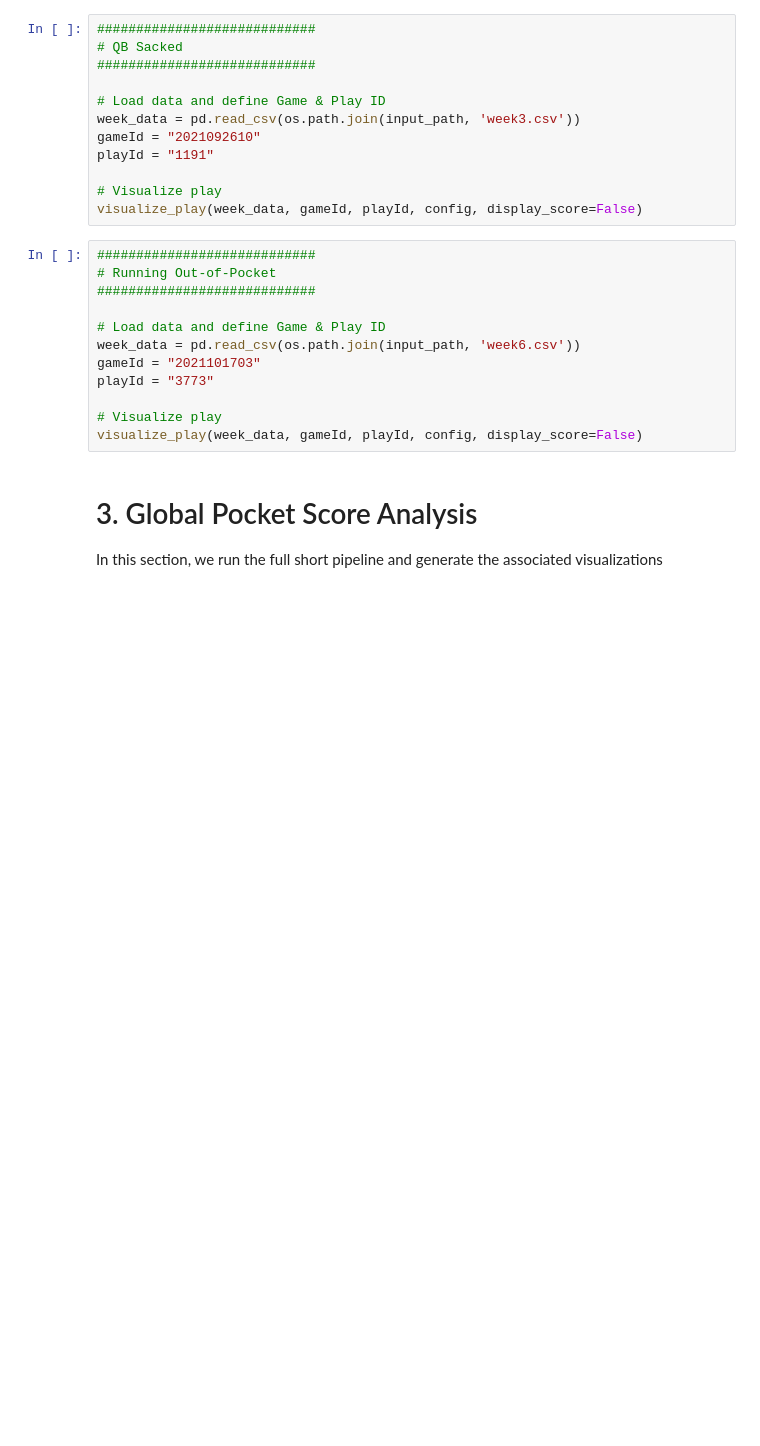
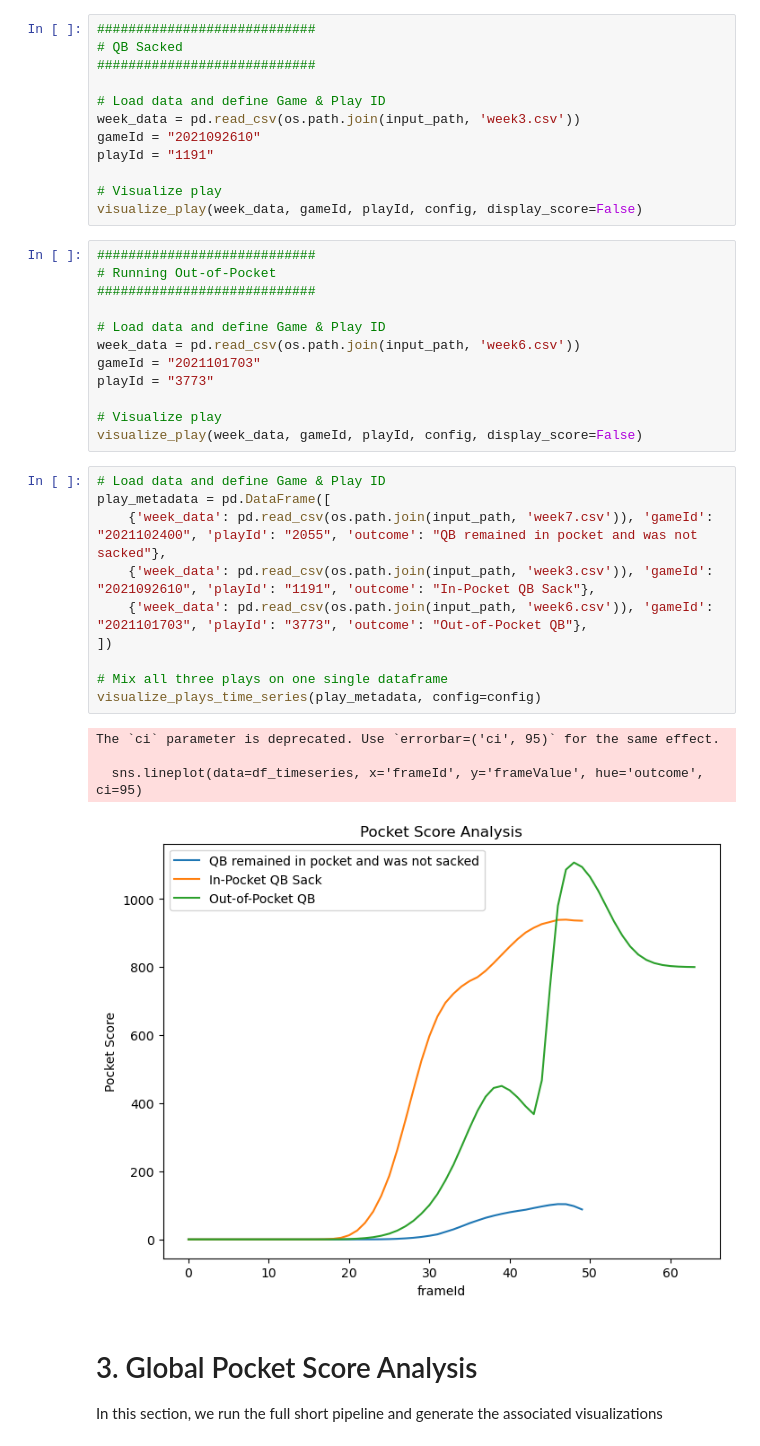
Before and after one commit to mcachosoblechero/MagicNFL, a Jupyter notebook: exploration/submission_kaggle.ipynb, the cells around one changed output. Drawn from its saved outputs; the diff is of its cells as text; blank space fills up the shorter version.

```diff
--- a/exploration/submission_kaggle.ipynb
+++ b/exploration/submission_kaggle.ipynb
@@ -104,6 +104,21 @@ playId = "3773"
 
 # Visualize play
 visualize_play(week_data, gameId, playId, config, display_score=False)
+# %%
+# Load data and define Game & Play ID
+play_metadata = pd.DataFrame([
+    {'week_data': pd.read_csv(os.path.join(input_path, 'week7.csv')), 'gameId': "2021102400", 'playId': "2055", 'outcome': "QB remained in pocket and was not sacked"},
+    {'week_data': pd.read_csv(os.path.join(input_path, 'week3.csv')), 'gameId': "2021092610", 'playId': "1191", 'outcome': "In-Pocket QB Sack"},
+    {'week_data': pd.read_csv(os.path.join(input_path, 'week6.csv')), 'gameId': "2021101703", 'playId': "3773", 'outcome': "Out-of-Pocket QB"},
+])
+
+# Mix all three plays on one single dataframe
+visualize_plays_time_series(play_metadata, config=config)
+# %% [output]
+The `ci` parameter is deprecated. Use `errorbar=('ci', 95)` for the same effect.
+
+  sns.lineplot(data=df_timeseries, x='frameId', y='frameValue', hue='outcome', ci=95)
+[figure, added]
 # %% [markdown]
 # 3. Global Pocket Score Analysis
 
```
Also changed, not shown: parts of 3 cells of this notebook.
